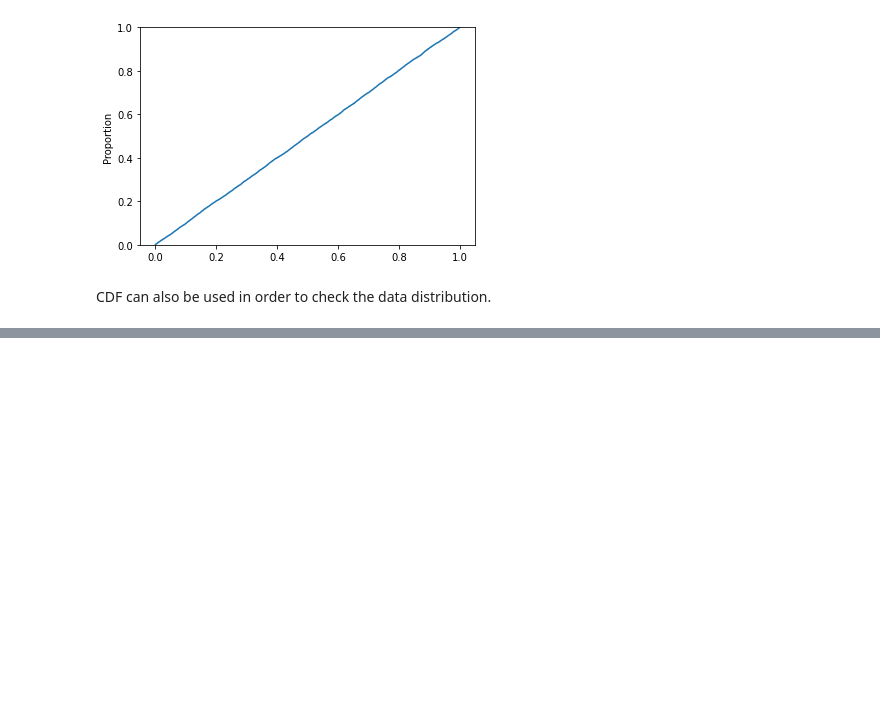
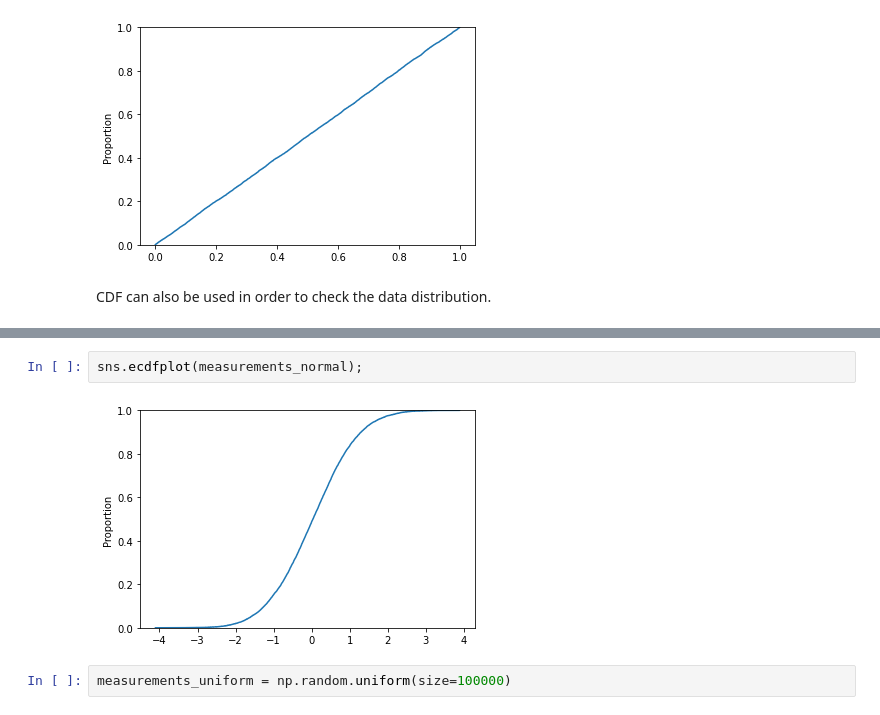
Before and after one commit to Starburned7/Probability-Statistic, a Jupyter notebook: 3-random_variables_PMF_CDF.ipynb, the cells around one changed output, grey strips where cells are left out. Saved outputs shown, nothing was run; the diff lists cells and outputs as text; blank space fills up the shorter version.

```diff
--- a/3-random_variables_PMF_CDF.ipynb
+++ b/3-random_variables_PMF_CDF.ipynb
@@ -136,0 +143,6 @@ CDF can also be used in order to check the data distribution.
+# %%
+sns.ecdfplot(measurements_normal);
+# %% [output]
+[figure, added]
+# %%
+measurements_uniform = np.random.uniform(size=100000)
```
Also changed, not shown: parts of 5 cells of this notebook.
